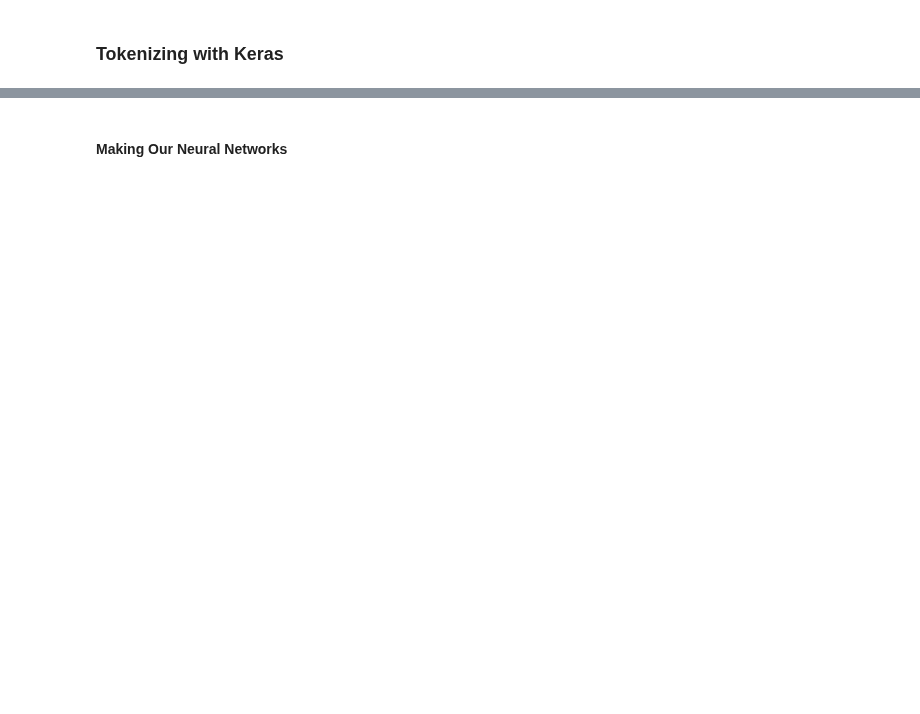
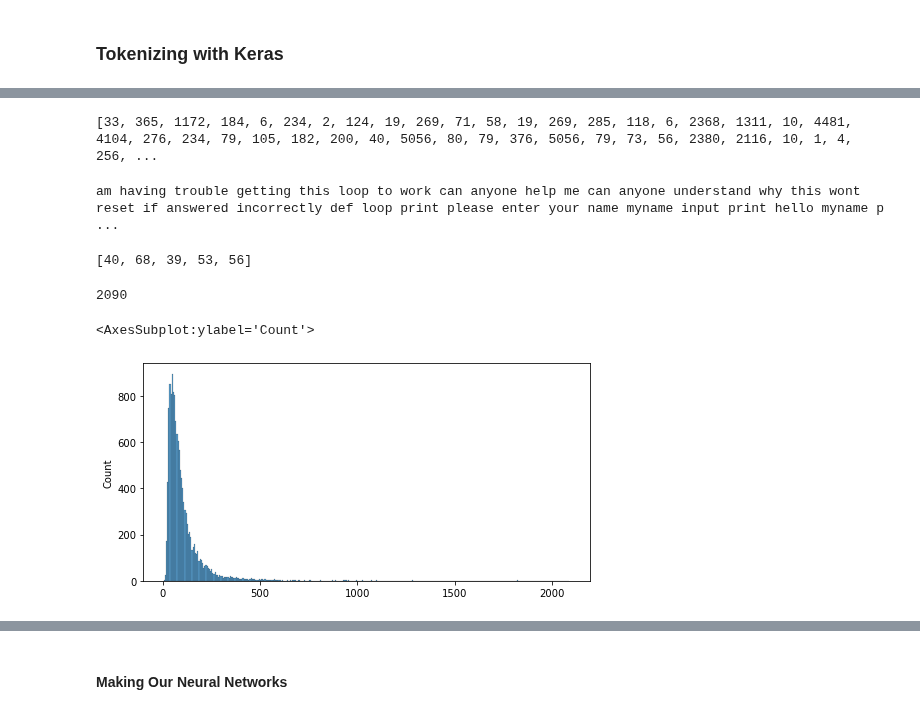
Before and after one commit to flatiron-school/Online-DS-FT-022221-Cohort-Notes, a Jupyter notebook: Phase_4/topic_42_tuning_neural_networks/topic_42_tuning_ANNs_with_deep_NLP_v1_SG.ipynb, the cells around one changed output, grey strips where cells are left out. Drawn from its saved outputs; the diff is of its cells as text; code cells hidden in the pictures; blank space fills up the shorter version.

```diff
--- a/Phase_4/topic_42_tuning_neural_networks/topic_42_tuning_ANNs_with_deep_NLP_v1_SG.ipynb
+++ b/Phase_4/topic_42_tuning_neural_networks/topic_42_tuning_ANNs_with_deep_NLP_v1_SG.ipynb
@@ -233,2 +295,4 @@ from sklearn.model_selection import train_test_split
 # %%
 ## use gensim's simple preprocess
+df['cleaned-text'] = df['text'].map(lambda x: simple_preprocess(x, deacc=True))
+df
@@ -359,5 +590,7 @@ X_test
 ### Tokenizing with Keras
 # %%
 ## Keras has its own Tokenizer
+tokenizer = text.Tokenizer(num_words=50000)
+tokenizer.fit_on_texts(X_train)
 # %%
 ## tokenizer has assigned integer lookup value for each word
@@ -366,16 +637,35 @@ X_test
 # %%
 ## Use tokenizer to convert texts to sequences
-
+X_train_seq = tokenizer.texts_to_sequences(X_train)
+X_test_seq = tokenizer.texts_to_sequences(X_test)
 
 ## whatn does 1 sequence look like?
+print(X_train_seq[0])
+# %% [output]
+[33, 365, 1172, 184, 6, 234, 2, 124, 19, 269, 71, 58, 19, 269, 285, 118, 6, 2368, 1311, 10, 4481, 4104, 276, 234, 79, 105, 182, 200, 40, 5056, 80, 79, 376, 5056, 79, 73, 56, 2380, 2116, 10, 1, 4, 256, ...
 # %%
 ## can lookup the words via the tokenizer's index_word
+print(' '.join([tokenizer.index_word[w] for w in X_train_seq[0]]))
+# %% [output]
+am having trouble getting this loop to work can anyone help me can anyone understand why this wont reset if answered incorrectly def loop print please enter your name myname input print hello myname p ...
 # %%
 ## We need to get all sequences as same length
 # what is the len of each sequence?
+seq_lens = [len(x) for x in X_test_seq]
+seq_lens[:5]
+# %% [output]
+[40, 68, 39, 53, 56]
 # %%
 ## what is the longest sequence?
+max(seq_lens)
+# %% [output]
+2090
 # %%
 ## visualize distribution of lengthsw
+sns.histplot(seq_lens
+        )
+# %% [output]
+<AxesSubplot:ylabel='Count'>
+[figure, added]
 # %%
 ## What would be an approx cutoff for outliers?
```
Also changed, not shown: parts of 71 cells of this notebook, 4 other files.
